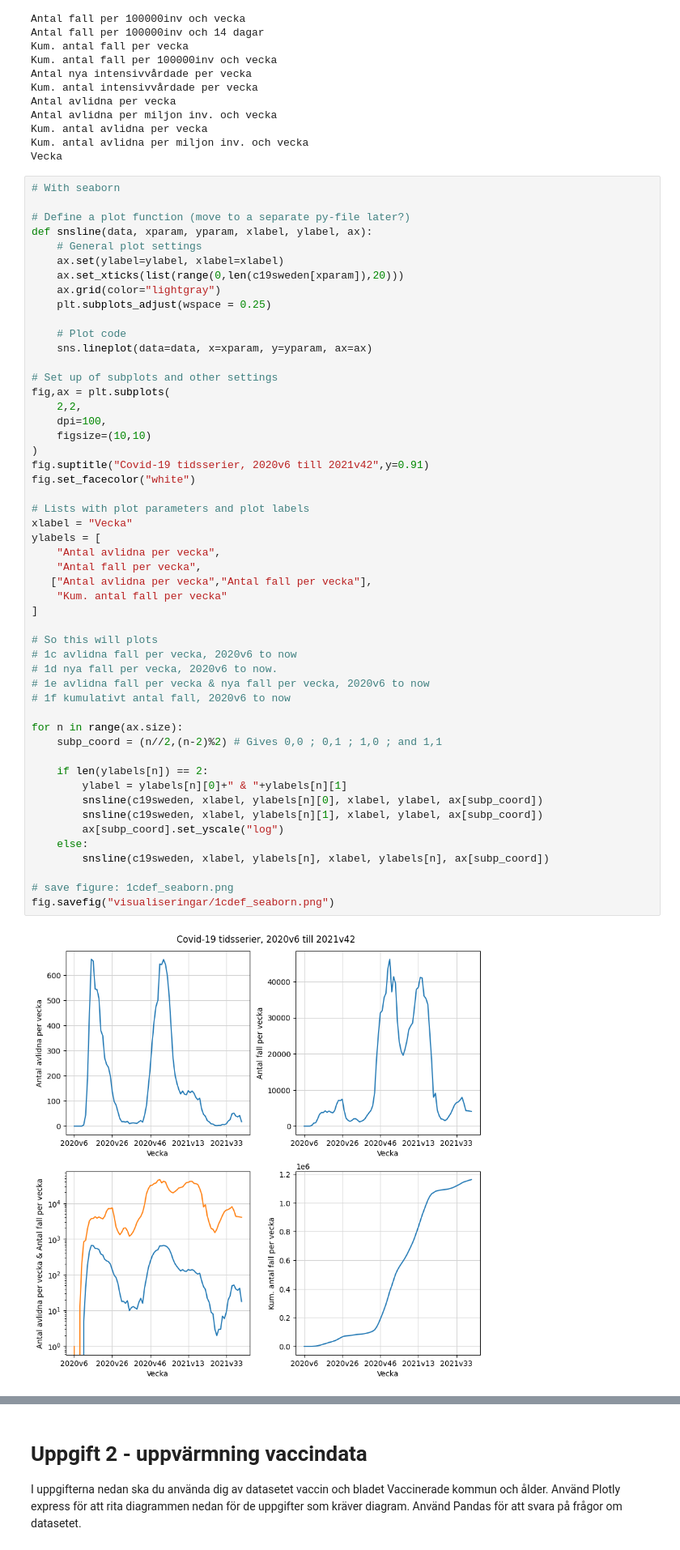
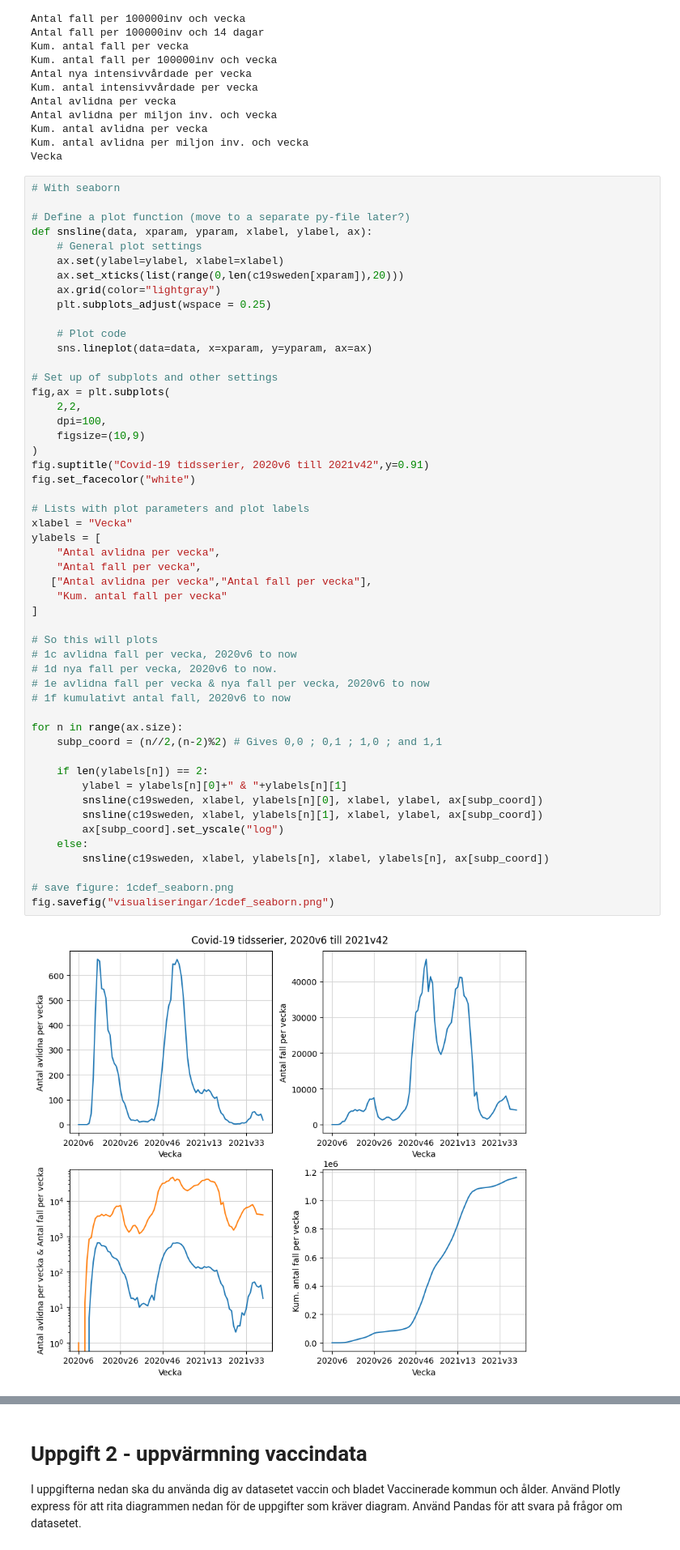
Before and after one commit to jwiegert/databehandling-joachim-wiegert, a Jupyter notebook: labs/lab1/jwiegert_lab1.ipynb, the cells around one changed output, grey strips where cells are left out. Shown at 81% size. Saved outputs shown, nothing was run; the diff lists cells and outputs as text.

```diff
--- a/labs/lab1/jwiegert_lab1.ipynb
+++ b/labs/lab1/jwiegert_lab1.ipynb
@@ -159,41 +163,41 @@ def snsline(data, xparam, yparam, xlabel, ylabel, ax):
 fig,ax = plt.subplots(
     2,2,
     dpi=100,
-    figsize=(10,10)
+    figsize=(10,9)
 )
 fig.suptitle("Covid-19 tidsserier, 2020v6 till 2021v42",y=0.91)
 fig.set_facecolor("white")
 
 # Lists with plot parameters and plot labels
 xlabel = "Vecka"
 ylabels = [
     "Antal avlidna per vecka",
     "Antal fall per vecka",
    ["Antal avlidna per vecka","Antal fall per vecka"],
     "Kum. antal fall per vecka"
 ]
 
 # So this will plots
 # 1c avlidna fall per vecka, 2020v6 to now
 # 1d nya fall per vecka, 2020v6 to now.
 # 1e avlidna fall per vecka & nya fall per vecka, 2020v6 to now
 # 1f kumulativt antal fall, 2020v6 to now
 
 for n in range(ax.size):
     subp_coord = (n//2,(n-2)%2) # Gives 0,0 ; 0,1 ; 1,0 ; and 1,1
 
     if len(ylabels[n]) == 2:
         ylabel = ylabels[n][0]+" & "+ylabels[n][1]
         snsline(c19sweden, xlabel, ylabels[n][0], xlabel, ylabel, ax[subp_coord])
         snsline(c19sweden, xlabel, ylabels[n][1], xlabel, ylabel, ax[subp_coord])
         ax[subp_coord].set_yscale("log")
     else:
         snsline(c19sweden, xlabel, ylabels[n], xlabel, ylabels[n], ax[subp_coord])
 
 # save figure: 1cdef_seaborn.png
 fig.savefig("visualiseringar/1cdef_seaborn.png")
 # %% [output]
-[figure, old version]
+[figure, new version]
 # %%
 # With plotly express
 
```
Also changed, not shown: parts of 12 cells of this notebook, 10 other files.
